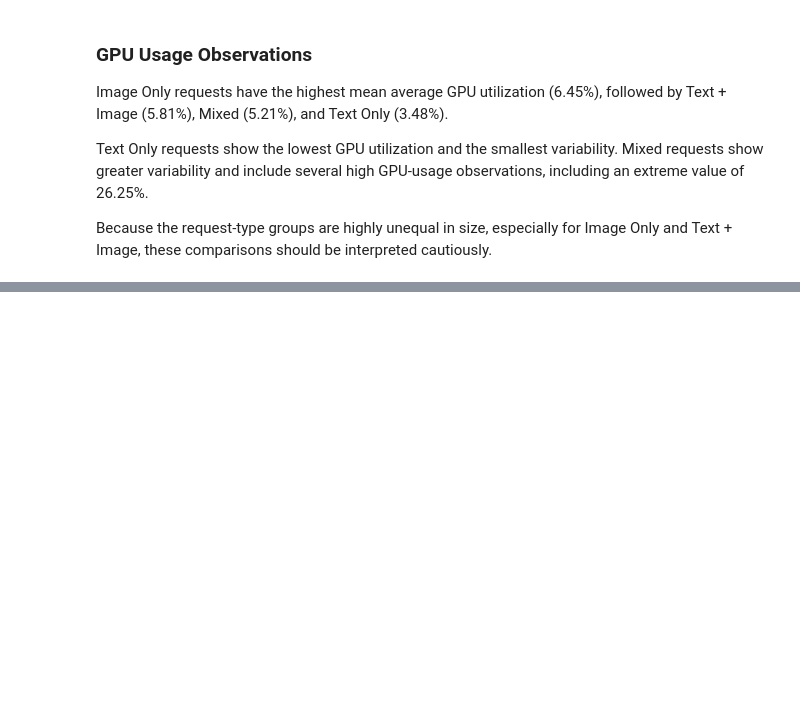
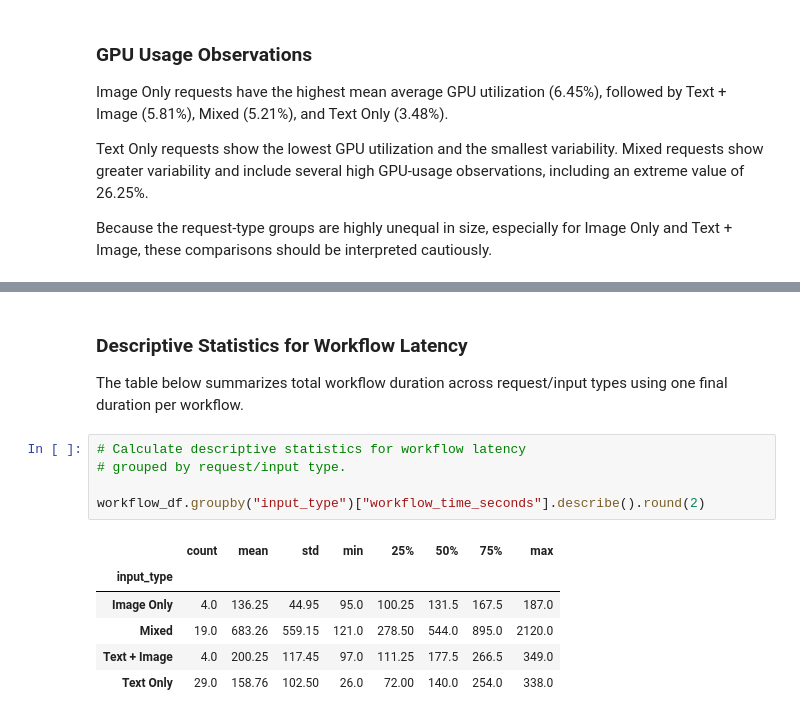
Before and after one commit to katecher31/AI-Model-Performance-Analysis, a Jupyter notebook: code/kate_request_characteristics_eda.ipynb, the cells around one changed output, grey strips where cells are left out. Cells and saved outputs as stored; diff of their text form; blank space fills up the shorter version.

```diff
--- a/code/kate_request_characteristics_eda.ipynb
+++ b/code/kate_request_characteristics_eda.ipynb
@@ -280,0 +300,16 @@ Because the request-type groups are highly unequal in size, especially for Image
+# %% [markdown]
+### Descriptive Statistics for Workflow Latency
+
+The table below summarizes total workflow duration across request/input types using one final duration per workflow.
+# %%
+# Calculate descriptive statistics for workflow latency
+# grouped by request/input type.
+
+workflow_df.groupby("input_type")["workflow_time_seconds"].describe().round(2)
+# %% [output]
+|  | count | mean | std | min | 25% | 50% | 75% | max |
+| input_type |  |  |  |  |  |  |  |  |
+| Image Only | 4.0 | 136.25 | 44.95 | 95.0 | 100.25 | 131.5 | 167.5 | 187.0 |
+| Mixed | 19.0 | 683.26 | 559.15 | 121.0 | 278.50 | 544.0 | 895.0 | 2120.0 |
+| Text + Image | 4.0 | 200.25 | 117.45 | 97.0 | 111.25 | 177.5 | 266.5 | 349.0 |
+| Text Only | 29.0 | 158.76 | 102.50 | 26.0 | 72.00 | 140.0 | 254.0 | 338.0 |
```
Also changed, not shown: parts of 8 cells of this notebook.
